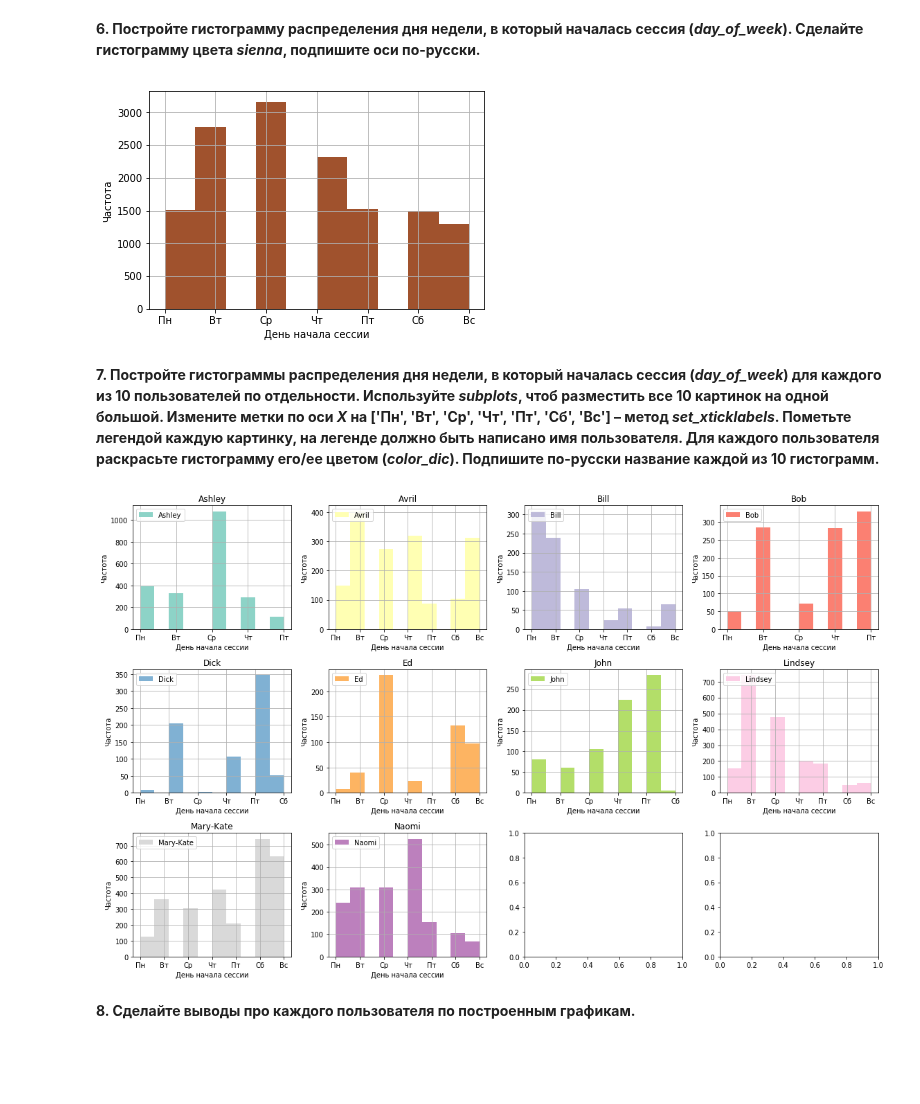
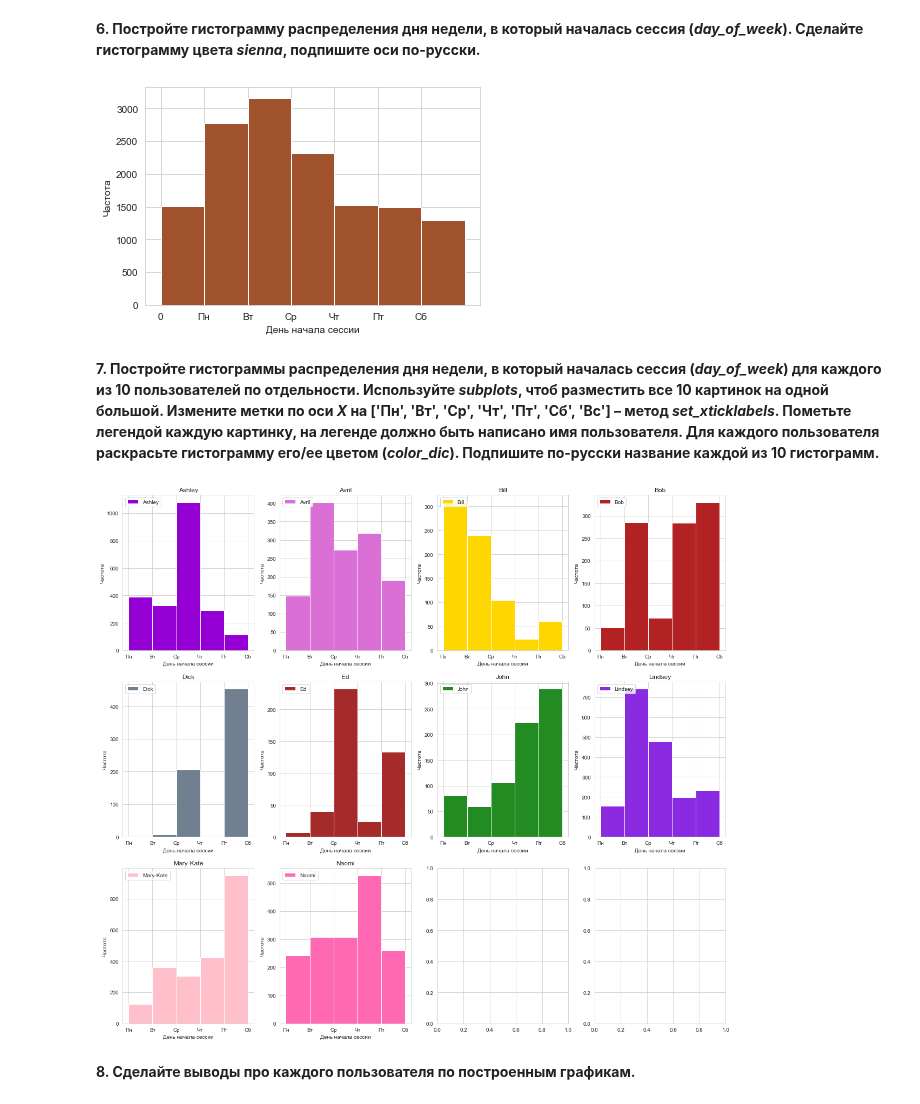
Before and after one commit to dmitrymoshkin/MFTI_Yandex_DA_specialisation, a Jupyter notebook: 6 course/week3_visual_analysis_and_fe.ipynb, the cells around one changed output. Cells and saved outputs as stored; diff of their text form; code cells hidden in the pictures; blank space fills up the shorter version.

Commit message:
Week5 completed
* W5_completed

```diff
--- a/6 course/week3_visual_analysis_and_fe.ipynb
+++ b/6 course/week3_visual_analysis_and_fe.ipynb
@@ -294,11 +298,2 @@ plot.set_ylabel('Частота');
 # %% [markdown]
 **3. Постройте гистограммы распределения числа уникальных сайтов в сессии (*#unique_sites*) для каждого из 10 пользователей по отдельности. Используйте *subplots*, чтоб разместить все 10 картинок на одной большой. Пометьте легендой каждую картинку, на легенде должно быть написано имя пользователя. Для каждого пользователя раскрасьте гистограмму его/ее цветом (*color_dic*). Подпишите оси по-русски в каждой из 10 гистограмм.**
-# %%
-plt.figure()
-plot = train_data_10users.hist(column='#unique_sites', by=train_data_10users['target'], figsize=(16, 15));
-for ax in plot.flatten():
-    ax.set_xlabel('Количество уникальных сайтов в сессии')
-    ax.set_ylabel("Частота")
-    ax.grid()
-    ax.set_facecolor('k')
-plt.tight_layout()
@@ -307,0 +300,11 @@ plt.tight_layout()
+# %%
+cm = plt.cm.get_cmap('binary')
+fig, axes = plt.subplots(nrows=3, ncols=4, figsize=(16, 10))
+for idx, user_name in enumerate(np.unique(train_data_10users.target.values)):
+    plot = train_data_10users['#unique_sites'][train_data_10users.target == user_name].hist(
+        ax=axes[idx // 4, idx % 4], color=color_dic[user_name])
+    plot.set_xlabel('Количество уникальных сайтов в сессии')
+    plot.set_ylabel('Частота')
+    plot.set_title(user_name)
+    plot.legend((user_name,), loc="upper left")
+plt.tight_layout()
@@ -320,9 +326,11 @@ plot.set_ylabel('Частота');
 # %%
 cm = plt.cm.get_cmap('binary')
-fig, axes = plt.subplots(nrows=3, ncols=4, figsize=(16, 10))
+fig, axes = plt.subplots(nrows=3, ncols=4, figsize=(20, 13))
+bins = np.arange(train_data_10users['start_hour'][train_data_10users.target == user_name].min(),
+                 train_data_10users['start_hour'][train_data_10users.target == user_name].max(), 1)
 for idx, user_name in enumerate(np.unique(train_data_10users.target.values)):
     plot = train_data_10users['start_hour'][train_data_10users.target == user_name].hist(
-        ax=axes[idx // 4, idx % 4], color=cm(40+15*(idx+1)))
+        ax=axes[idx // 4, idx % 4], color=color_dic[user_name], bins=bins)
     plot.set_xlabel('Час начала сессии')
     plot.set_ylabel('Частота')
     plot.set_title(user_name)
@@ -334,29 +342,29 @@ plt.tight_layout()
 **6. Постройте гистограмму распределения дня недели, в который началась сессия (*day_of_week*). Сделайте гистограмму цвета *sienna*, подпишите оси по-русски.**
 # %%
 x = [0, 'Пн', 'Вт', 'Ср', 'Чт', 'Пт', 'Сб', 'Вс']
-plot = train_data_10users['day_of_week'].hist(color='sienna')
-plot.set_xlabel('День начала сессии')
-plot.set_ylabel('Частота');
-plot.set_xticklabels(x);
+train_data_10users['day_of_week'].hist(color='sienna', bins=range(7+1))
+plt.xlabel('День начала сессии')
+plt.ylabel('Частота');
+plt.xticks(np.arange(7), x);
 # %% [output]
-[figure, old version]
+[figure, new version]
 # %% [markdown]
 **7. Постройте гистограммы распределения дня недели, в который началась сессия (*day_of_week*) для каждого из 10 пользователей по отдельности. Используйте *subplots*, чтоб разместить все 10 картинок на одной большой. Измените метки по оси *X* на ['Пн', 'Вт', 'Ср', 'Чт', 'Пт', 'Сб', 'Вс'] – метод *set_xticklabels*. Пометьте легендой каждую картинку, на легенде должно быть написано имя пользователя. Для каждого пользователя раскрасьте гистограмму его/ее цветом (*color_dic*). Подпишите по-русски название каждой из 10 гистограмм.**
 # %%
 x = [0, 'Пн', 'Вт', 'Ср', 'Чт', 'Пт', 'Сб', 'Вс']
-cm = plt.cm.get_cmap('Set3')
-fig, axes = plt.subplots(nrows=3, ncols=4, figsize=(16, 10))
+bins = np.arange(train_data_10users['day_of_week'][train_data_10users.target == user_name].min(),
+                 train_data_10users['day_of_week'][train_data_10users.target == user_name].max(), 1)
+fig, axes = plt.subplots(nrows=3, ncols=4, figsize=(20, 18))
 for idx, user_name in enumerate(np.unique(train_data_10users.target.values)):
     plot = train_data_10users['day_of_week'][train_data_10users.target == user_name].hist(
-        ax=axes[idx // 4, idx % 4], color=cm(idx))
+        ax=axes[idx // 4, idx % 4], color=color_dic[user_name], bins=bins)
     plot.set_xlabel('День начала сессии')
     plot.set_ylabel('Частота')
     plot.set_title(user_name)
     plot.legend((user_name,), loc="upper left")
     plot.set_xticklabels(x);
-plt.tight_layout()
 # %% [output]
-[figure, old version]
+[figure, new version]
 # %% [markdown]
 **8. Сделайте выводы про каждого пользователя по построенным графикам.**
 # %% [markdown]
```
Also changed, not shown: parts of 24 cells of this notebook, 6 other files.
